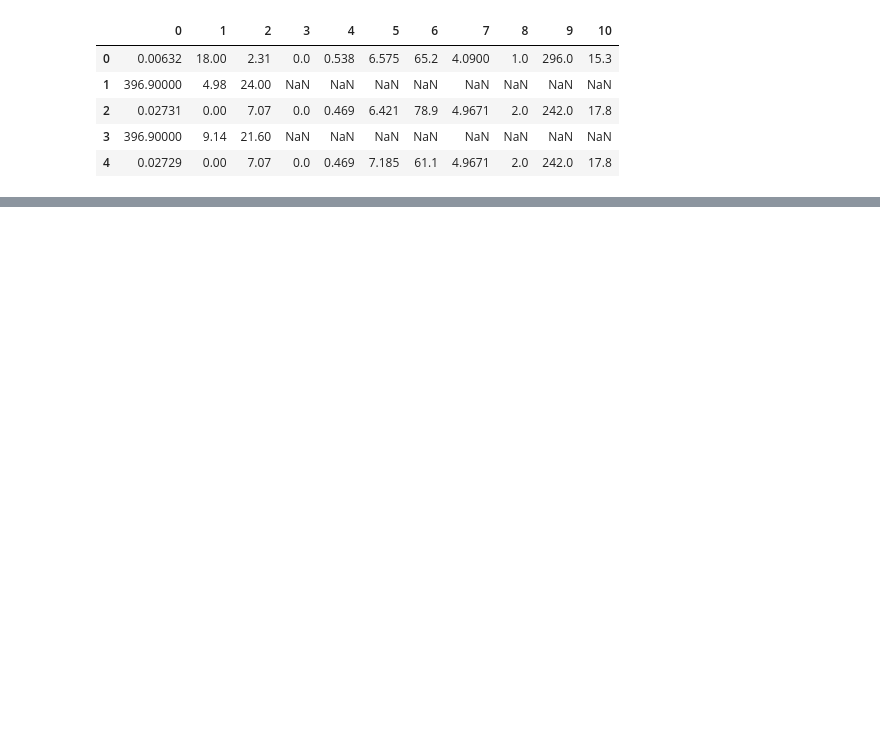
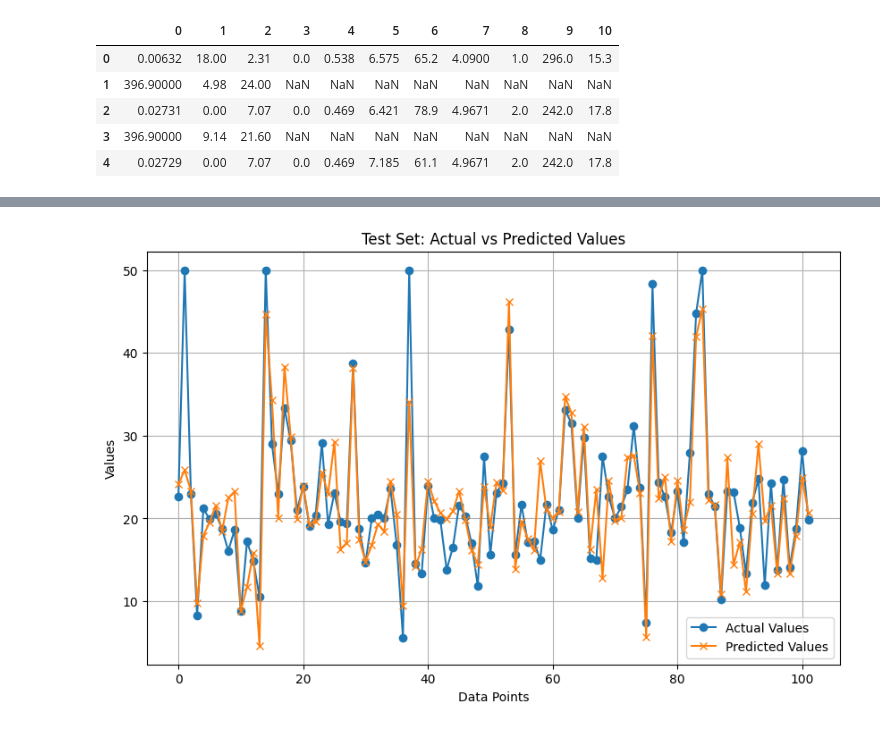
Before and after one commit to acb-code/data-science-learning, a Jupyter notebook: regression_example/regression.ipynb, the cells around one changed output, grey strips where cells are left out. Drawn from its saved outputs; the diff is of its cells as text; code cells hidden in the pictures; blank space fills up the shorter version.

```diff
--- a/regression_example/regression.ipynb
+++ b/regression_example/regression.ipynb
@@ -96,0 +193,4 @@ train_model(model, device, EPOCHS, BATCH_SIZE, trainset, testset,
+# %%
+plot_actual_vs_predicted(test_loader, dataset_type="Test")
+# %% [output]
+[figure, added]
```
Also changed, not shown: parts of 6 cells of this notebook.
